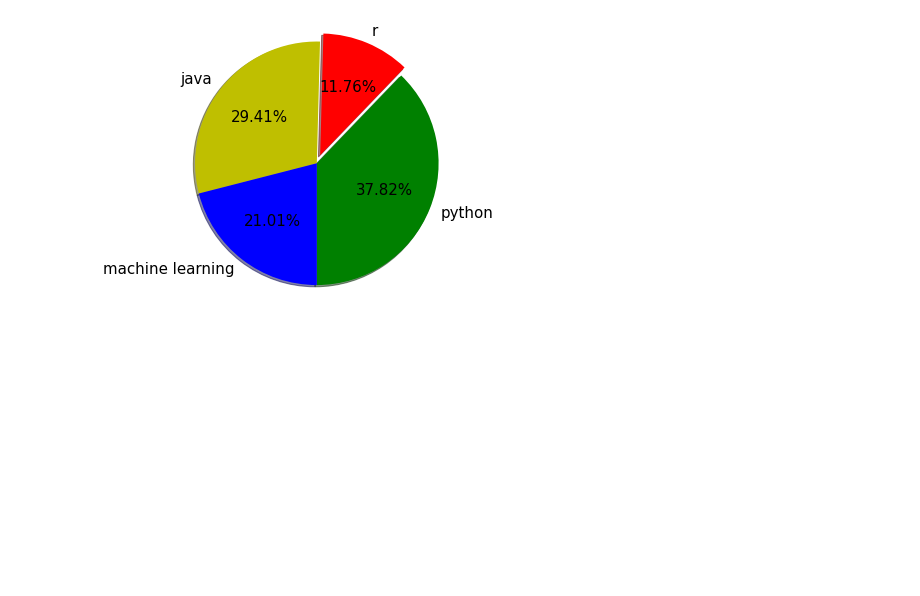
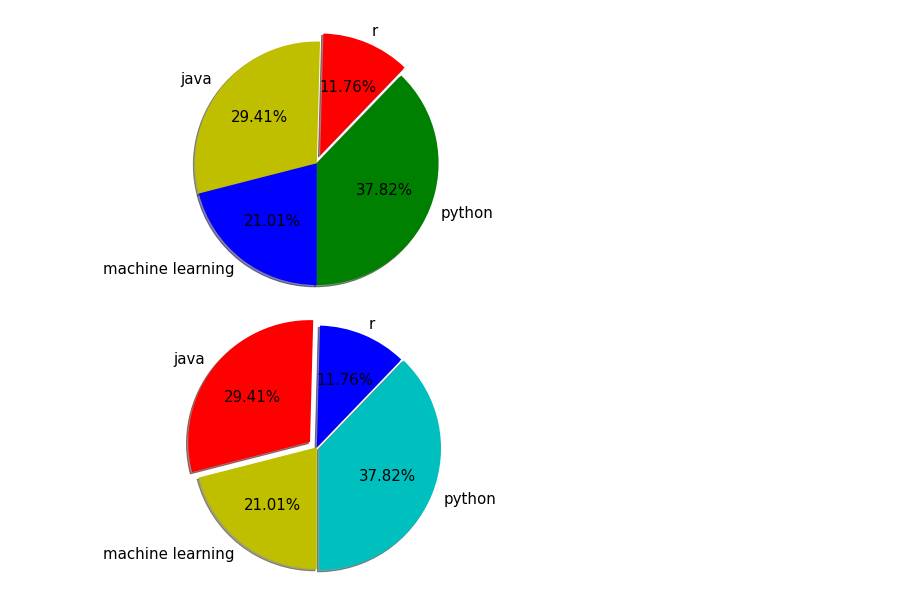
Before and after one commit to riad5089/Matplotlib, a Jupyter notebook: Matplotlib pie chart.ipynb, the cells around one changed output. Saved outputs shown, nothing was run; the diff lists cells and outputs as text; code cells hidden in the pictures; blank space fills up the shorter version.

```diff
--- a/Matplotlib pie chart.ipynb
+++ b/Matplotlib pie chart.ipynb
@@ -43,3 +43,21 @@ plt.pie(class1_stu,labels=classes,explode=[0,.1,0,0],colors=["g","r","y","b"],au
 plt.show()
 # %% [output]
 [figure]
+# %%
+explode = [0.03,0,0.1,0] # To slice the perticuler section
+colors = ["c", 'b','r','y',] # Color of each section
+textprops = {"fontsize":15} # Font size of text in pie chart
+
+plt.pie(class1_stu, # Values
+        labels = classes, # Labels for each sections
+        explode = explode, # To slice the perticuler section
+        colors =colors, # Color of each section
+        autopct = "%0.2f%%", # Show data in persentage for with 2 decimal point
+        shadow = True, # Showing shadow of pie chart
+        radius = 1.4, # Radius to increase or decrease the size of pie chart
+       startangle = 270, # Start angle of first section
+        textprops =textprops)
+
+plt.show()
+# %% [output]
+[figure, added]
```
Also changed, not shown: parts of 3 cells of this notebook.
